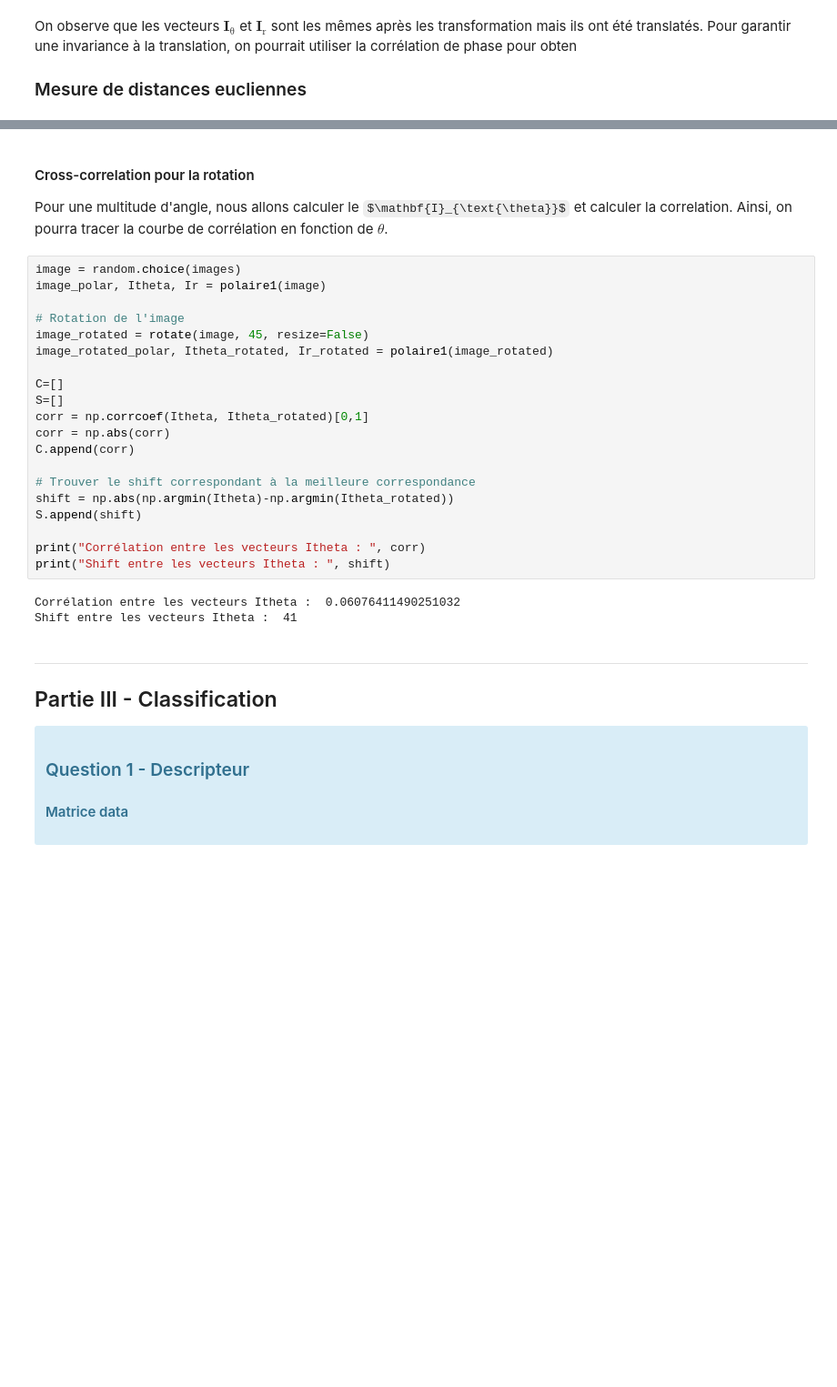
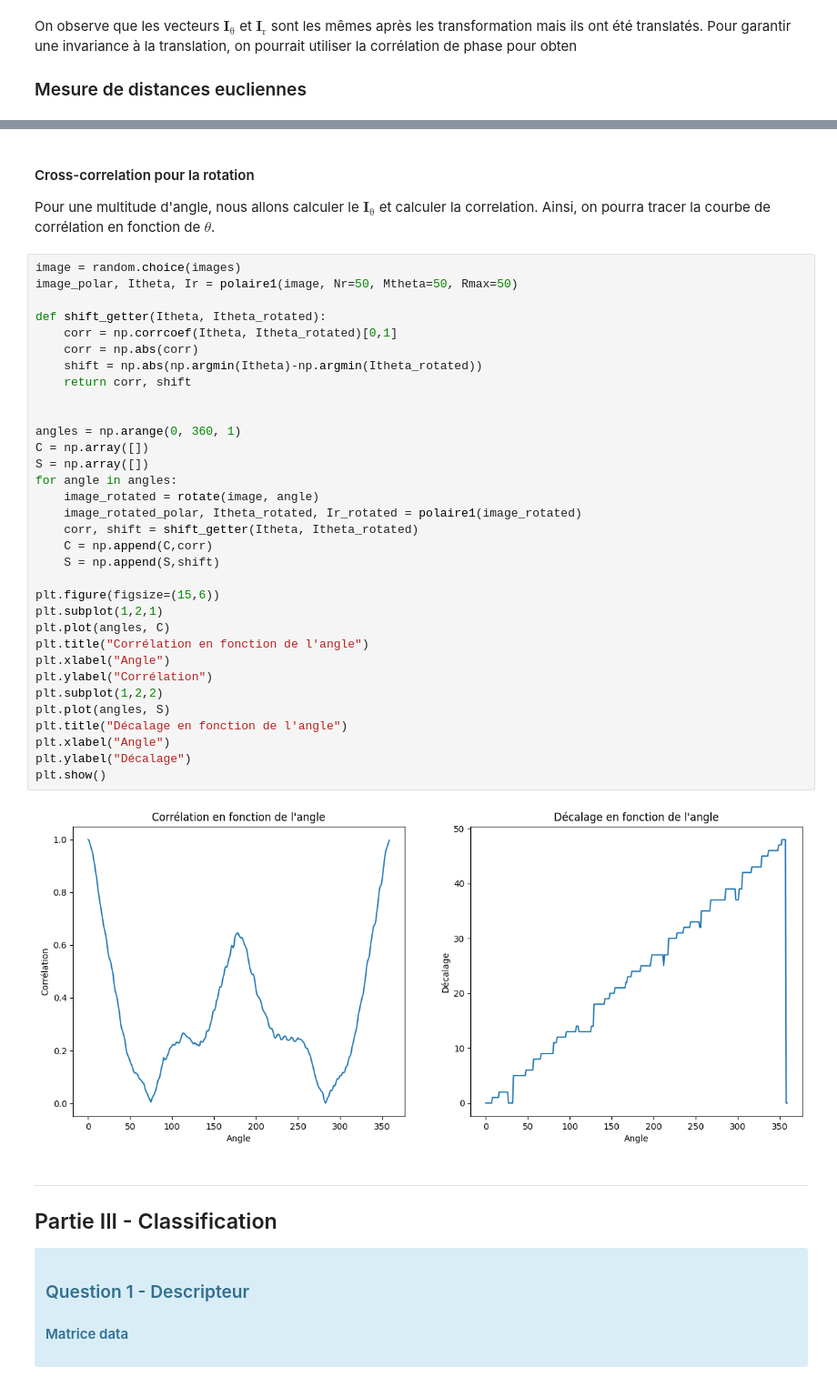
Before and after one commit to Rayane-Maker/TP-Classification-KNN, a Jupyter notebook: BE_Note_Raphael.ipynb, the cells around one changed output, grey strips where cells are left out. Shown at 91% size. Saved outputs shown, nothing was run; the diff lists cells and outputs as text; some formulas as TeX source; blank space fills up the shorter version.

```diff
--- a/BE_Note_Raphael.ipynb
+++ b/BE_Note_Raphael.ipynb
@@ -435,30 +436,42 @@ Distance entre les images polaires :  1656.988893129361
 # %% [markdown]
 #### Cross-correlation pour la rotation
 
-Pour une multitude d'angle, nous allons calculer le $\mathbf{I}_{\text{\theta}}$ et calculer la correlation. Ainsi, on pourra tracer la courbe de corrélation en fonction de ${\theta}$.
+Pour une multitude d'angle, nous allons calculer le $\mathbf{I}_{\text{θ}}$ et calculer la correlation. Ainsi, on pourra tracer la courbe de corrélation en fonction de ${θ}$.
-# %%
-image = random.choice(images)
-image_polar, Itheta, Ir = polaire1(image)
-
-# Rotation de l'image
-image_rotated = rotate(image, 45, resize=False)
-image_rotated_polar, Itheta_rotated, Ir_rotated = polaire1(image_rotated)
-
-C=[]
-S=[]
-corr = np.corrcoef(Itheta, Itheta_rotated)[0,1]
-corr = np.abs(corr)
-C.append(corr)
-
-# Trouver le shift correspondant à la meilleure correspondance
-shift = np.abs(np.argmin(Itheta)-np.argmin(Itheta_rotated))
-S.append(shift)
-
-print("Corrélation entre les vecteurs Itheta : ", corr)
-print("Shift entre les vecteurs Itheta : ", shift)
-# %% [output]
-Corrélation entre les vecteurs Itheta :  0.06076411490251032
-Shift entre les vecteurs Itheta :  41
+# %%
+image = random.choice(images)
+image_polar, Itheta, Ir = polaire1(image, Nr=50, Mtheta=50, Rmax=50)
+
+def shift_getter(Itheta, Itheta_rotated):
+    corr = np.corrcoef(Itheta, Itheta_rotated)[0,1]
+    corr = np.abs(corr)
+    shift = np.abs(np.argmin(Itheta)-np.argmin(Itheta_rotated))
+    return corr, shift
+
+
+angles = np.arange(0, 360, 1)
+C = np.array([])
+S = np.array([])
+for angle in angles:
+    image_rotated = rotate(image, angle)
+    image_rotated_polar, Itheta_rotated, Ir_rotated = polaire1(image_rotated)
+    corr, shift = shift_getter(Itheta, Itheta_rotated)
+    C = np.append(C,corr)
+    S = np.append(S,shift)
+
+plt.figure(figsize=(15,6))
+plt.subplot(1,2,1)
+plt.plot(angles, C)
+plt.title("Corrélation en fonction de l'angle")
+plt.xlabel("Angle")
+plt.ylabel("Corrélation")
+plt.subplot(1,2,2)
+plt.plot(angles, S)
+plt.title("Décalage en fonction de l'angle")
+plt.xlabel("Angle")
+plt.ylabel("Décalage")
+plt.show()
+# %% [output]
+[figure, added]
 # %% [markdown]
 ---
 
```
Also changed, not shown: parts of 10 cells of this notebook.
